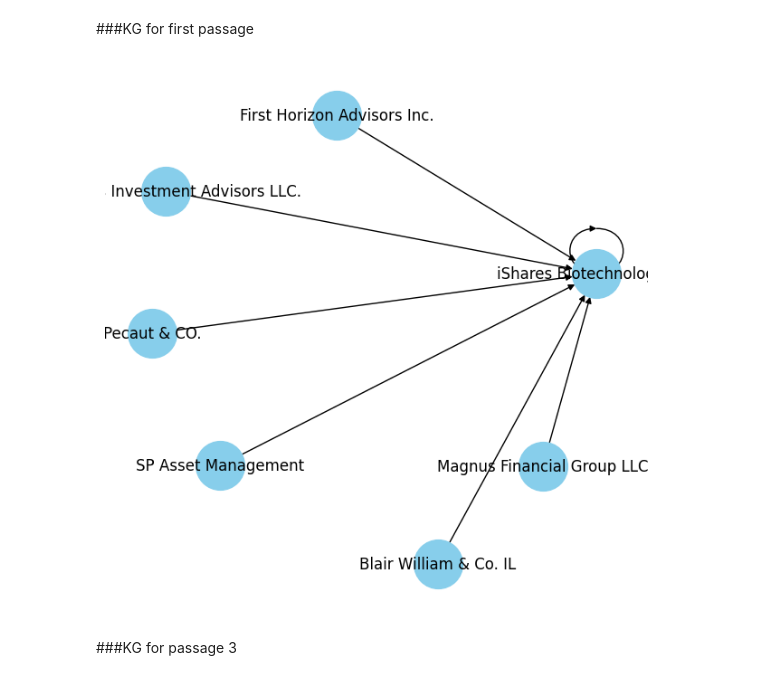
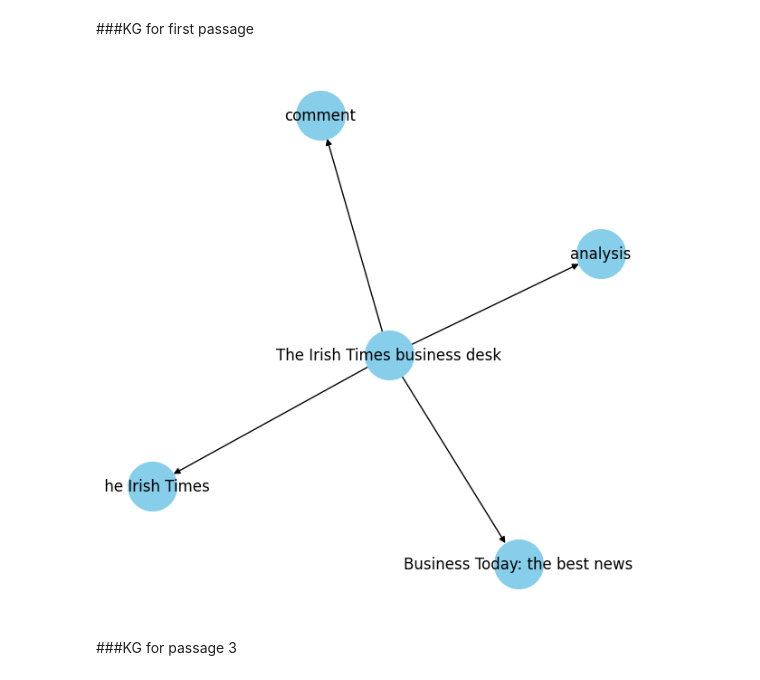
Before and after one commit to Vaaruni2797/Data-Integration-Project, a Jupyter notebook: DSE203_HW2.ipynb, the cells around one changed output. Drawn from its saved outputs; the diff is of its cells as text; code cells hidden in the pictures.

```diff
--- a/DSE203_HW2.ipynb
+++ b/DSE203_HW2.ipynb
@@ -88,7 +102,7 @@ def extract_keywords(passage):
     keywords = [k.text for k in doc._.phrases if k.rank > 0.12]
     return keywords
 # %%
-#new_docs['Keywords'] = new_docs['CLEAN_TEXT'].apply(extract_keywords)
+new_docs['Keywords'] = new_docs['CLEAN_TEXT'].apply(extract_keywords)
 new_docs.head(10)
 # %% [output]
 |  | RAW_TEXT | CLEAN_TEXT | Keywords |
@@ -204,20 +219,20 @@ df_merged
 # %%
 import networkx as nx
 import matplotlib.pyplot as plt
 
 
 pd.set_option('display.max_colwidth', 200)
 %matplotlib inline
 
-G=nx.from_pandas_edgelist(df_merged[df_merged['index']==0], "entity1", "entity2",
+G=nx.from_pandas_edgelist(df_merged[df_merged['index']==2], "entity1", "entity2",
                           edge_attr=True, create_using=nx.MultiDiGraph())
 
 plt.figure(figsize=(6,6))
 pos = nx.spring_layout(G, k = 0.5) # k regulates the distance between nodes
 nx.draw(G, with_labels=True, node_color='skyblue', node_size=1500, edge_cmap=plt.cm.Blues, pos = pos)
 plt.show()
 # %% [output]
-[figure, old version]
+[figure, new version]
 # %% [markdown]
 ###KG for passage 3
 # %%
```
Also changed, not shown: parts of 5 cells of this notebook.
